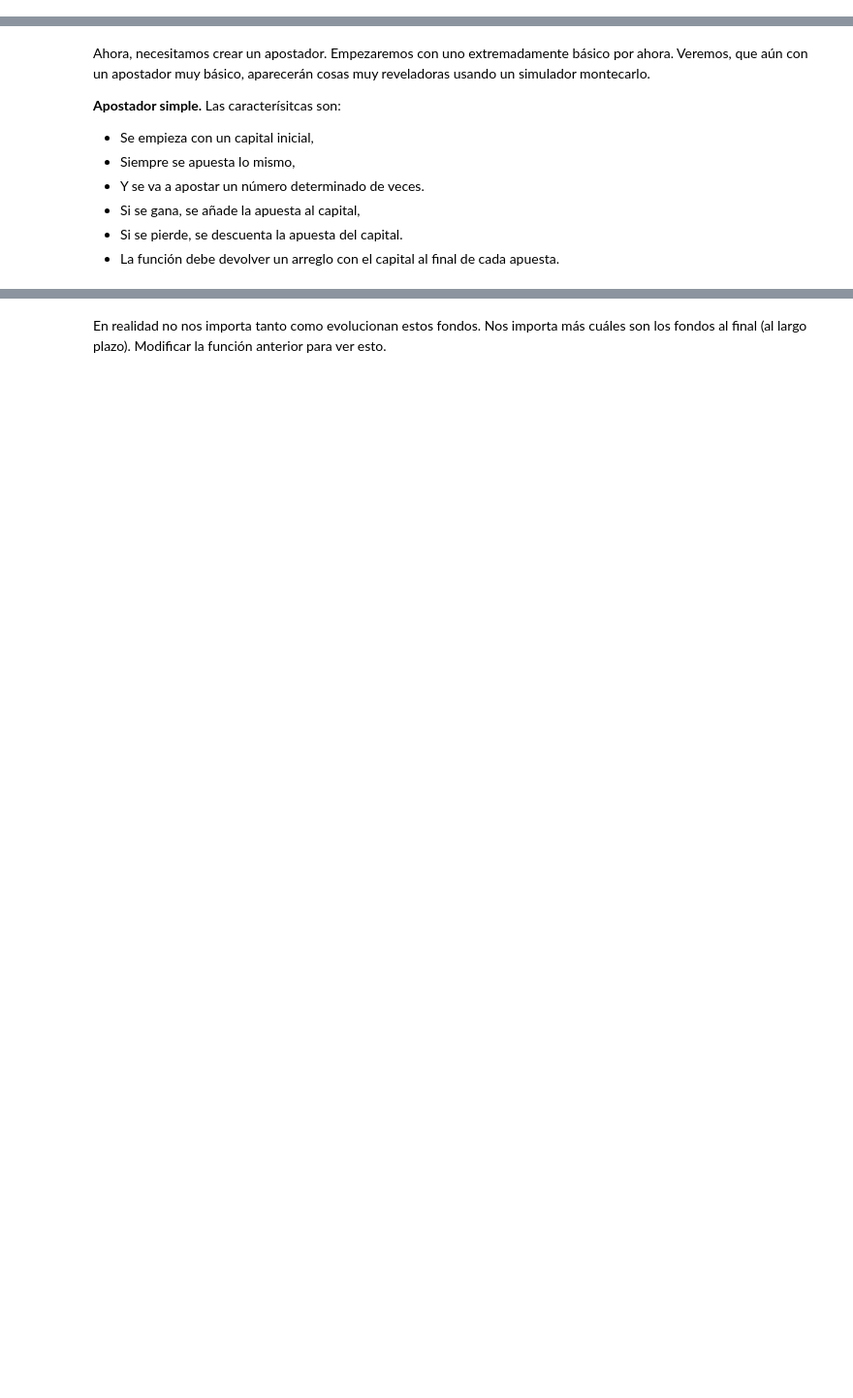
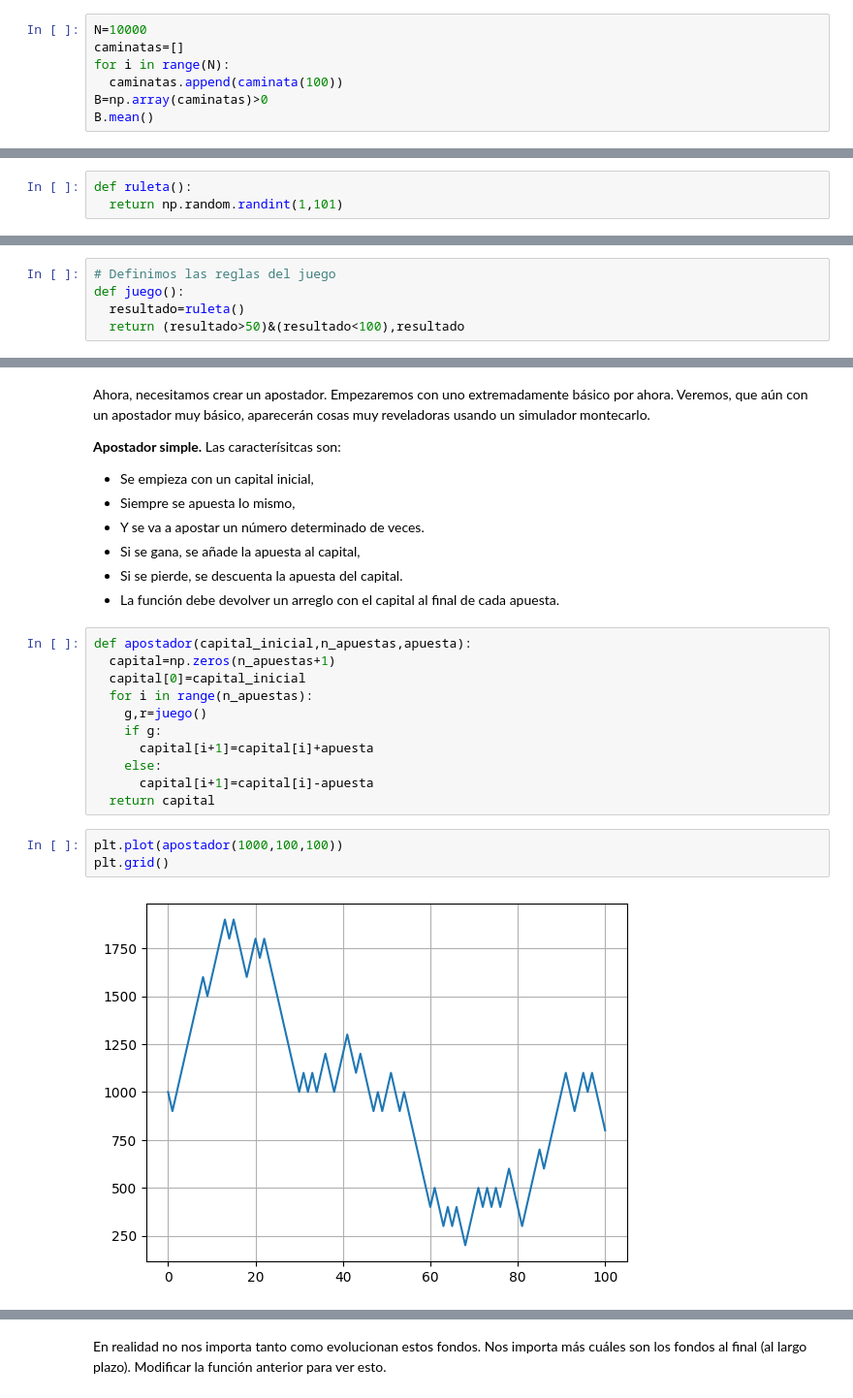
Before and after one commit to ArellanoMCarlos/SimMatO2025, a Jupyter notebook: Módulo 2 - Métodos heurísticos/2 - Caminata_aleatoria.ipynb, the cells around one changed output, grey strips where cells are left out. Shown: that part at 97% size. Drawn from its saved outputs; the diff is of its cells as text; blank space fills up the shorter version.

```diff
--- a/Módulo 2 - Métodos heurísticos/2 - Caminata_aleatoria.ipynb
+++ b/Módulo 2 - Métodos heurísticos/2 - Caminata_aleatoria.ipynb
@@ -73,0 +119,7 @@ plt.grid()
+# %%
+N=10000
+caminatas=[]
+for i in range(N):
+  caminatas.append(caminata(100))
+B=np.array(caminatas)>0
+B.mean()
@@ -97,2 +155,10 @@ Ahora, comencemos. Primero tenemos que crear nuestro dado.
+# %%
+def ruleta():
+  return np.random.randint(1,101)
 # %% [markdown]
 Sin embargo, el dado por si solo no nos es útil. Necesitamos una función que nos devuelva sólamente si ganamos o perdemos.
+# %%
+# Definimos las reglas del juego
+def juego():
+  resultado=ruleta()
+  return (resultado>50)&(resultado<100),resultado
@@ -106,3 +176,19 @@ Ahora, necesitamos crear un apostador. Empezaremos con uno extremadamente básic
 * Si se gana, se añade la apuesta al capital,
 * Si se pierde, se descuenta la apuesta del capital.
 * La función debe devolver un arreglo con el capital al final de cada apuesta.
+# %%
+def apostador(capital_inicial,n_apuestas,apuesta):
+  capital=np.zeros(n_apuestas+1)
+  capital[0]=capital_inicial
+  for i in range(n_apuestas):
+    g,r=juego()
+    if g:
+      capital[i+1]=capital[i]+apuesta
+    else:
+      capital[i+1]=capital[i]-apuesta
+  return capital
+# %%
+plt.plot(apostador(1000,100,100))
+plt.grid()
+# %% [output]
+[figure, added]
```
Also changed, not shown: parts of 18 cells of this notebook.
